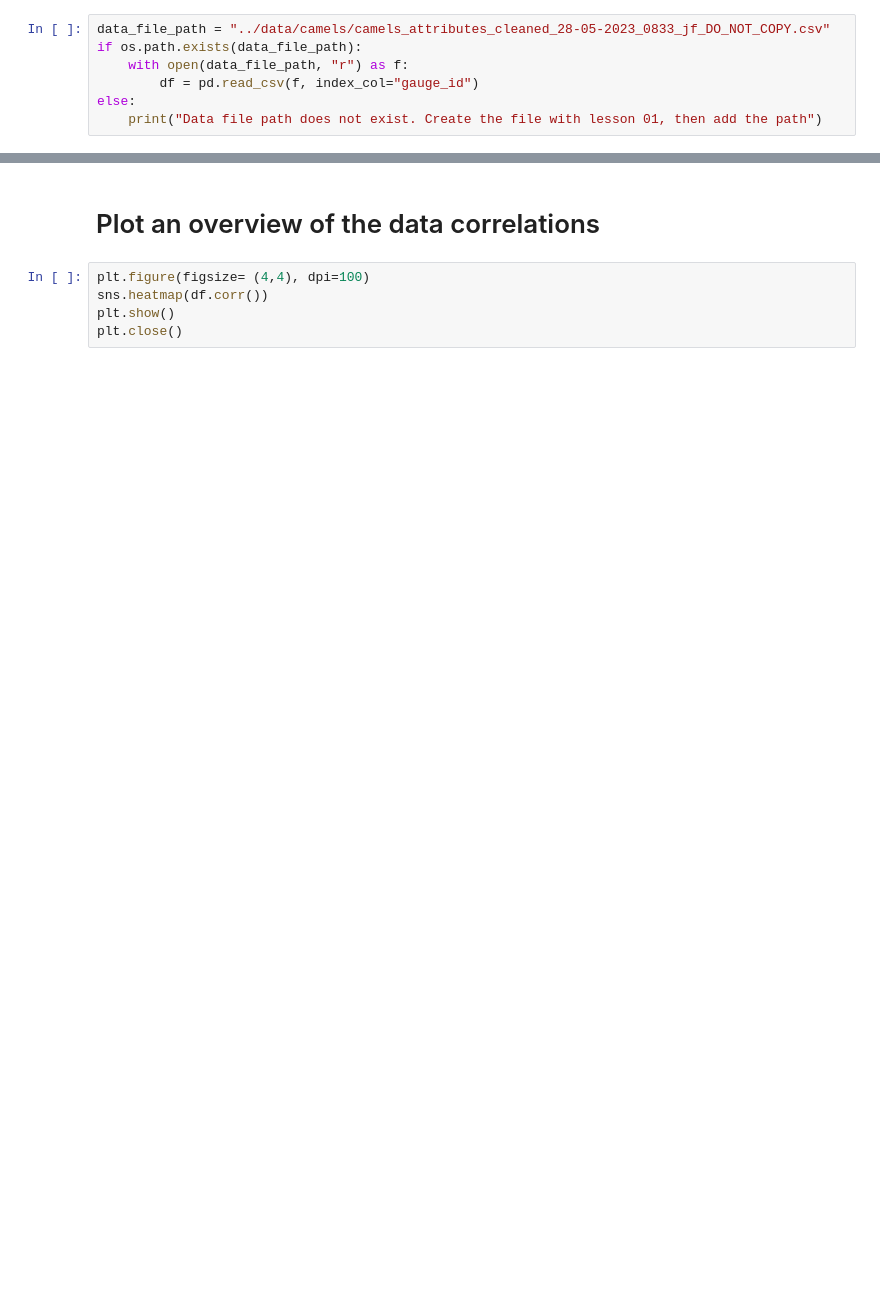
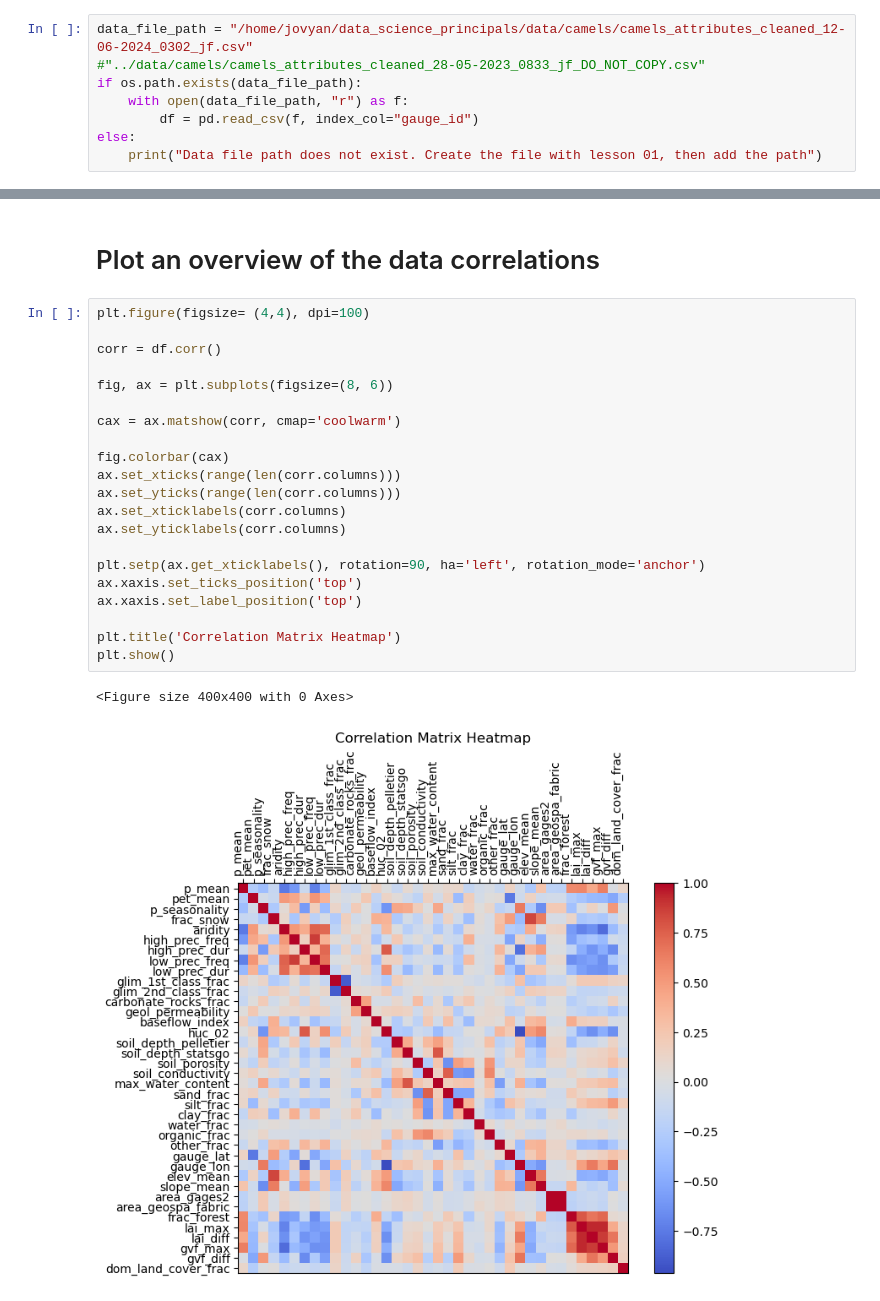
Before and after one commit to NWC-CUAHSI-Summer-Institute/data_science_principals, a Jupyter notebook: 02_data_exploration/explore_camels_attributes.ipynb, the cells around one changed output, grey strips where cells are left out. Cells and saved outputs as stored; diff of their text form; blank space fills up the shorter version.

```diff
--- a/02_data_exploration/explore_camels_attributes.ipynb
+++ b/02_data_exploration/explore_camels_attributes.ipynb
@@ -11,7 +10,8 @@ import seaborn as sns
 # Load in processed data from file
 Lesson 01 contains a pipeline from the data source through a slight cleaning process. Then a CSV with the cleaned data will be saved in the data directory. Open that file as a pandas dataframe.
 # %%
-data_file_path = "../data/camels/camels_attributes_cleaned_28-05-2023_0833_jf_DO_NOT_COPY.csv"
+data_file_path = "/home/jovyan/data_science_principals/data/camels/camels_attributes_cleaned_12-06-2024_0302_jf.csv"
+#"../data/camels/camels_attributes_cleaned_28-05-2023_0833_jf_DO_NOT_COPY.csv"
 if os.path.exists(data_file_path):
     with open(data_file_path, "r") as f:
         df = pd.read_csv(f, index_col="gauge_id")
@@ -40,7 +90,26 @@ df.corr()
 # %% [markdown]
 # Plot an overview of the data correlations
-# %%
-plt.figure(figsize= (4,4), dpi=100)
-sns.heatmap(df.corr())
-plt.show()
-plt.close()
+# %%
+plt.figure(figsize= (4,4), dpi=100)
+
+corr = df.corr()
+
+fig, ax = plt.subplots(figsize=(8, 6))
+
+cax = ax.matshow(corr, cmap='coolwarm')
+
+fig.colorbar(cax)
+ax.set_xticks(range(len(corr.columns)))
+ax.set_yticks(range(len(corr.columns)))
+ax.set_xticklabels(corr.columns)
+ax.set_yticklabels(corr.columns)
+
+plt.setp(ax.get_xticklabels(), rotation=90, ha='left', rotation_mode='anchor')
+ax.xaxis.set_ticks_position('top')
+ax.xaxis.set_label_position('top')
+
+plt.title('Correlation Matrix Heatmap')
+plt.show()
+# %% [output]
+<Figure size 400x400 with 0 Axes>
+[figure, added]
```
Also changed, not shown: parts of 5 cells of this notebook, 3 other files.
